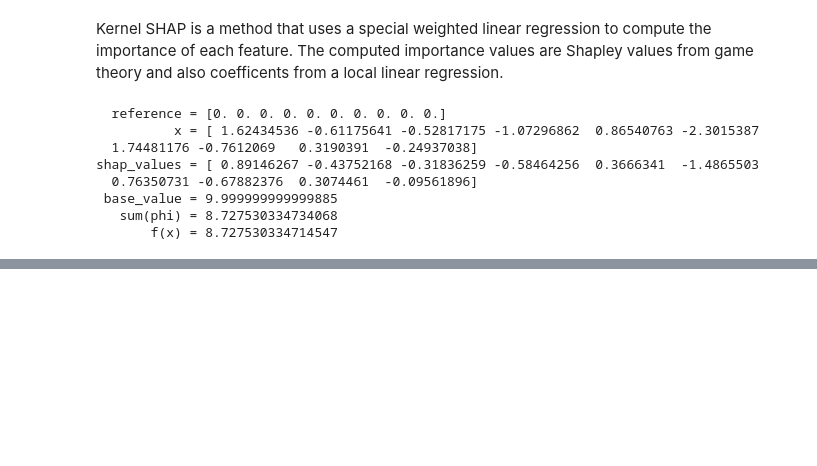
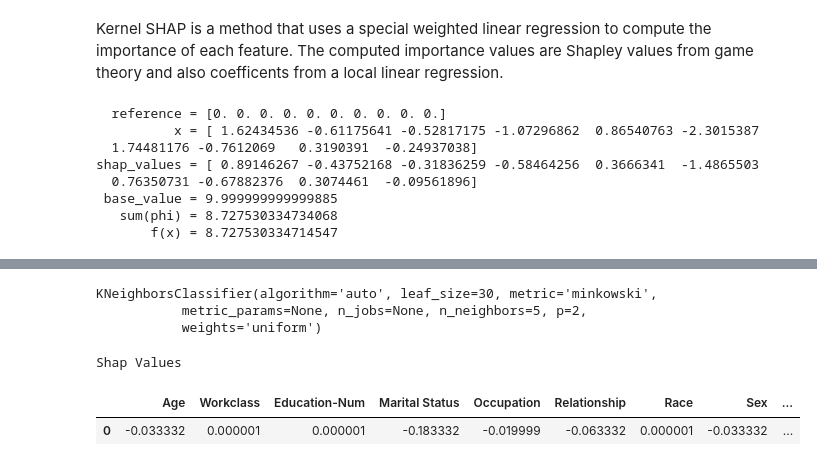
Before and after one commit to crownpku/federated_shap, a Jupyter notebook: federated_shap.ipynb, the cells around one changed output, grey strips where cells are left out. Cells and saved outputs as stored; diff of their text form; code cells hidden in the pictures; blank space fills up the shorter version.

```diff
--- a/federated_shap.ipynb
+++ b/federated_shap.ipynb
@@ -139,0 +169,43 @@ array([ 1.62434536, -0.61175641, -0.52817175, -1.07296862,  0.86540763])
+# %%
+# load data
+X,y = shap.datasets.adult()
+X_display,y_display = shap.datasets.adult(display=True)
+X_train, X_valid, y_train, y_valid = sklearn.model_selection.train_test_split(X, y, test_size=0.2, random_state=7)
+# normalize data
+dtypes = list(zip(X.dtypes.index, map(str, X.dtypes)))
+X_train_norm = X_train.copy()
+X_valid_norm = X_valid.copy()
+for k,dtype in dtypes:
+    m = X_train[k].mean()
+    s = X_train[k].std()
+    X_train_norm[k] -= m
+    X_train_norm[k] /= s
+
+    X_valid_norm[k] -= m
+    X_valid_norm[k] /= s
+#train model
+knn_norm = sklearn.neighbors.KNeighborsClassifier()
+knn_norm.fit(X_train_norm, y_train)
+# %% [output]
+KNeighborsClassifier(algorithm='auto', leaf_size=30, metric='minkowski',
+           metric_params=None, n_jobs=None, n_neighbors=5, p=2,
+           weights='uniform')
+# %%
+import pandas as pd
+#Explain the model
+f = lambda x: knn_norm.predict_proba(x)[:,1]
+med = X_train_norm.median().values.reshape((1,X_train_norm.shape[1]))
+x = np.array(X_train_norm.iloc[0])
+M = 12
+# %%
+# shap
+phi = kernel_shap(f, x, med, M)
+base_value = phi[-1]
+shap_values = phi[:-1]
+shap_values_df = pd.DataFrame(data = np.array([shap_values]), columns = list(X_train_norm))
+print("Shap Values")
+shap_values_df
+# %% [output]
+Shap Values
+|  | Age | Workclass | Education-Num | Marital Status | Occupation | Relationship | Race | Sex | ... |
+| 0 | -0.033332 | 0.000001 | 0.000001 | -0.183332 | -0.019999 | -0.063332 | 0.000001 | -0.033332 | ... |
```
Also changed, not shown: parts of 11 cells of this notebook, 1 other file.
